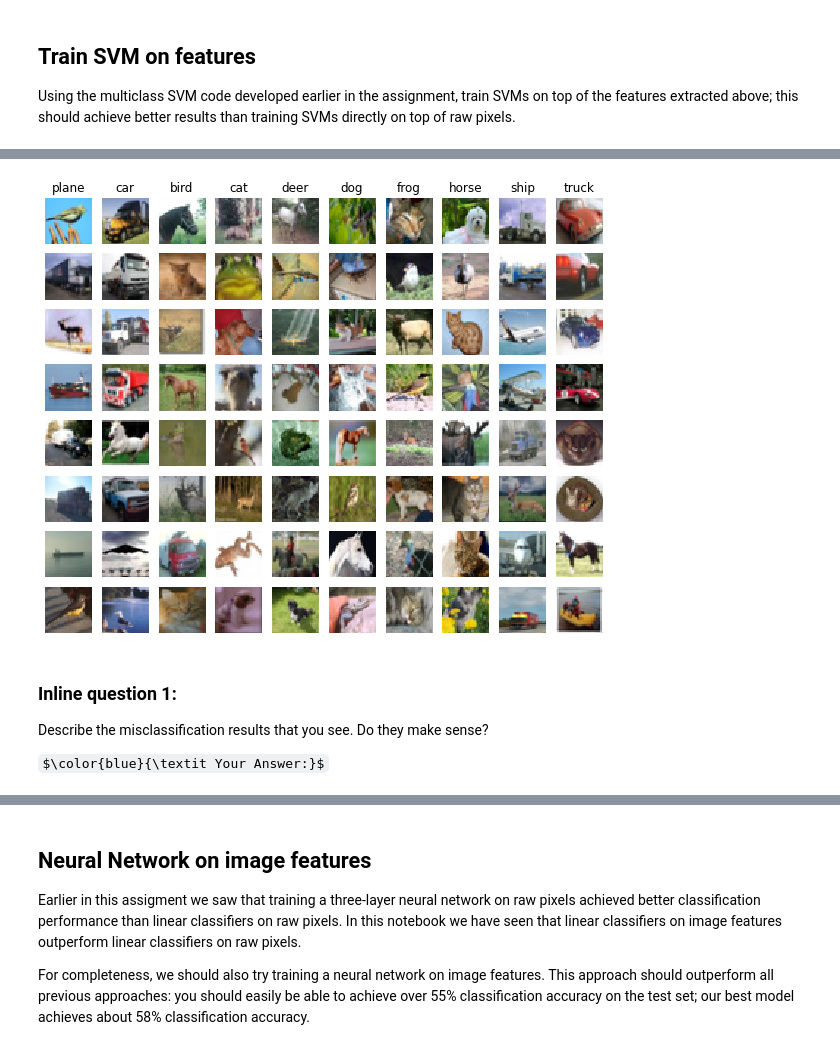
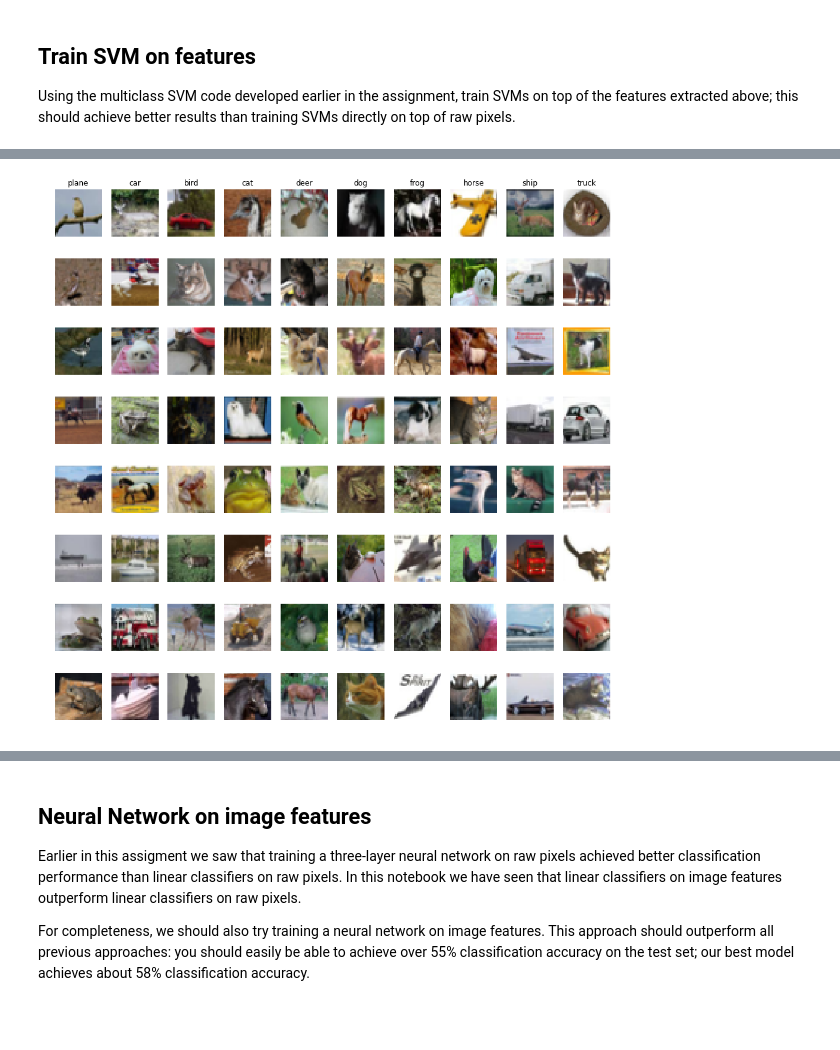
Before and after one commit to firattamur/VisionWithDeepLearning-Assignments, a Jupyter notebook: Assignment-1/features.ipynb, the cells around one changed output, grey strips where cells are left out. Cells and saved outputs as stored; diff of their text form; code cells hidden in the pictures; some formulas as TeX source; blank space fills up the shorter version.

```diff
--- a/Assignment-1/features.ipynb
+++ b/Assignment-1/features.ipynb
@@ -201,27 +198,23 @@ print(test_accuracy)
 # %%
 # An important way to gain intuition about how an algorithm works is to
 # visualize the mistakes that it makes. In this visualization, we show examples
 # of images that are misclassified by our current system. The first column
 # shows images that our system labeled as "plane" but whose true label is
 # something other than "plane".
+
+plt.figure(figsize=(16, 16))
 
 examples_per_class = 8
 classes = ['plane', 'car', 'bird', 'cat', 'deer', 'dog', 'frog', 'horse', 'ship', 'truck']
 for cls, cls_name in enumerate(classes):
     idxs = np.where((y_test != cls) & (y_test_pred == cls))[0]
     idxs = np.random.choice(idxs, examples_per_class, replace=False)
     for i, idx in enumerate(idxs):
         plt.subplot(examples_per_class, len(classes), i * len(classes) + cls + 1)
         plt.imshow(X_test[idx].astype('uint8'))
         plt.axis('off')
         if i == 0:
             plt.title(cls_name)
 plt.show()
 # %% [output]
-[figure, old version]
+[figure, new version]
-# %% [markdown]
-### Inline question 1:
-Describe the misclassification results that you see. Do they make sense?
-
-
-$\color{blue}{\textit Your Answer:}$
```
Also changed, not shown: parts of 6 cells of this notebook, 6 other files.
